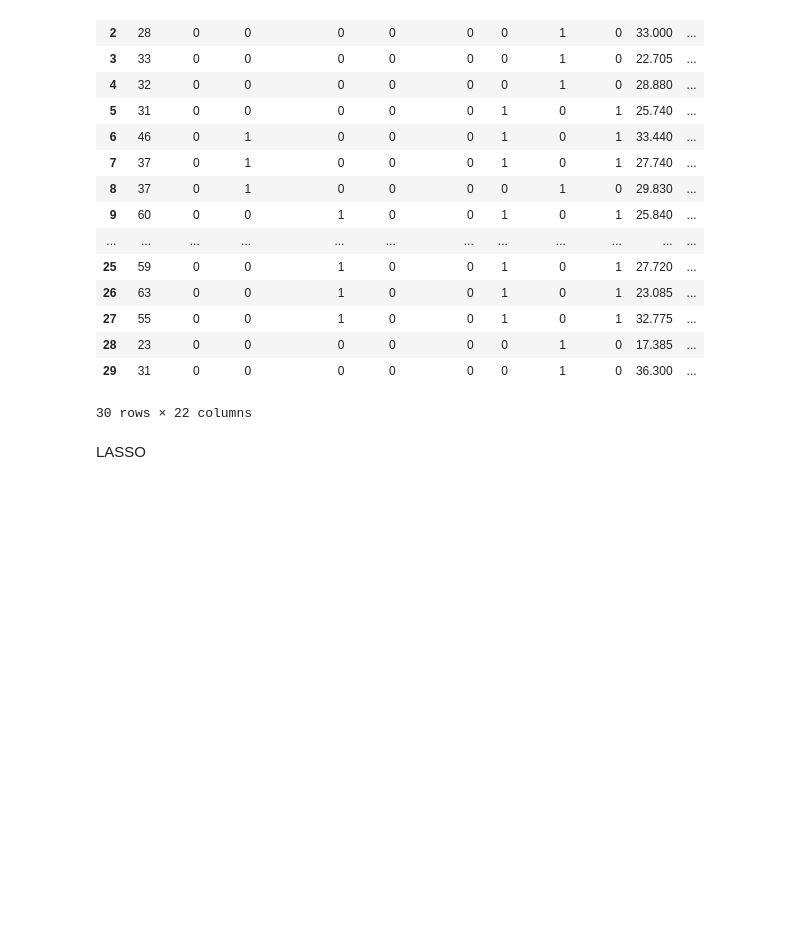
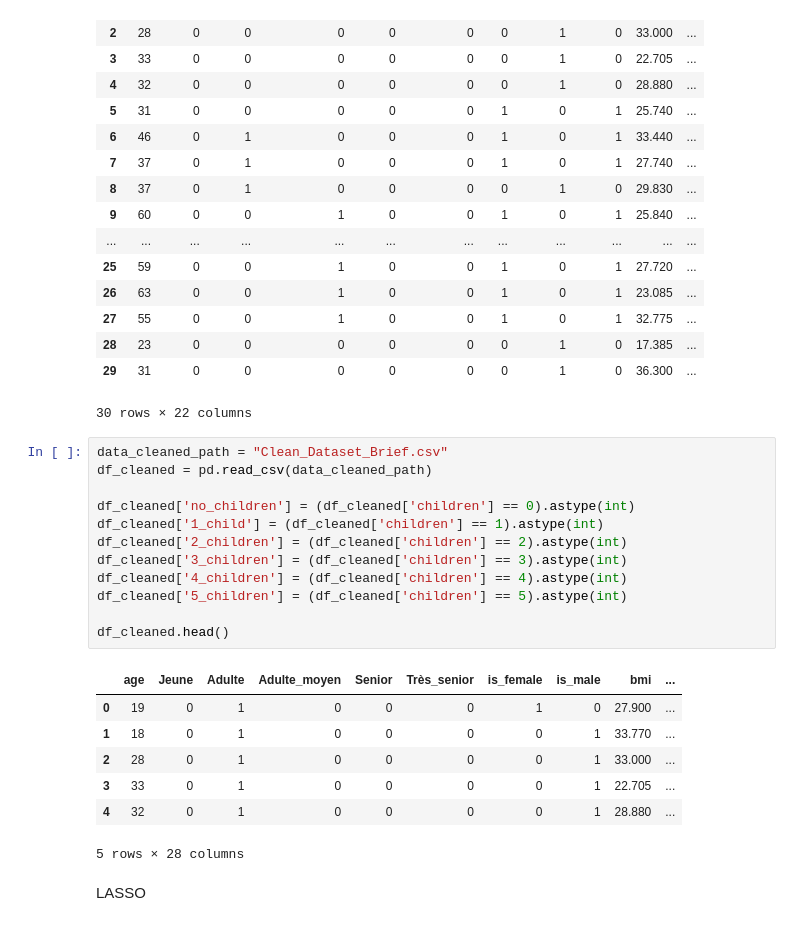
Before and after one commit to ElieLECAS/Assurance_FE, a Jupyter notebook: checklist.ipynb, the cells around one changed output. Drawn from its saved outputs; the diff is of its cells as text; blank space fills up the shorter version.

```diff
--- a/checklist.ipynb
+++ b/checklist.ipynb
@@ -375,6 +375,26 @@ df.head(30)
 | 28 | 23 | 0 | 0 | 0 | 0 | 0 | 0 | 1 | 0 | 17.385 | ... |
 | 29 | 31 | 0 | 0 | 0 | 0 | 0 | 0 | 1 | 0 | 36.300 | ... |
 30 rows × 22 columns
+# %%
+data_cleaned_path = "Clean_Dataset_Brief.csv"
+df_cleaned = pd.read_csv(data_cleaned_path)
+
+df_cleaned['no_children'] = (df_cleaned['children'] == 0).astype(int)
+df_cleaned['1_child'] = (df_cleaned['children'] == 1).astype(int)
+df_cleaned['2_children'] = (df_cleaned['children'] == 2).astype(int)
+df_cleaned['3_children'] = (df_cleaned['children'] == 3).astype(int)
+df_cleaned['4_children'] = (df_cleaned['children'] == 4).astype(int)
+df_cleaned['5_children'] = (df_cleaned['children'] == 5).astype(int)
+
+df_cleaned.head()
+# %% [output]
+|  | age | Jeune | Adulte | Adulte_moyen | Senior | Très_senior | is_female | is_male | bmi | ... |
+| 0 | 19 | 0 | 1 | 0 | 0 | 0 | 1 | 0 | 27.900 | ... |
+| 1 | 18 | 0 | 1 | 0 | 0 | 0 | 0 | 1 | 33.770 | ... |
+| 2 | 28 | 0 | 1 | 0 | 0 | 0 | 0 | 1 | 33.000 | ... |
+| 3 | 33 | 0 | 1 | 0 | 0 | 0 | 0 | 1 | 22.705 | ... |
+| 4 | 32 | 0 | 1 | 0 | 0 | 0 | 0 | 1 | 28.880 | ... |
+5 rows × 28 columns
 # %% [markdown]
 LASSO
 # %%
```
Also changed, not shown: parts of 1 cell of this notebook, 1 other file.
